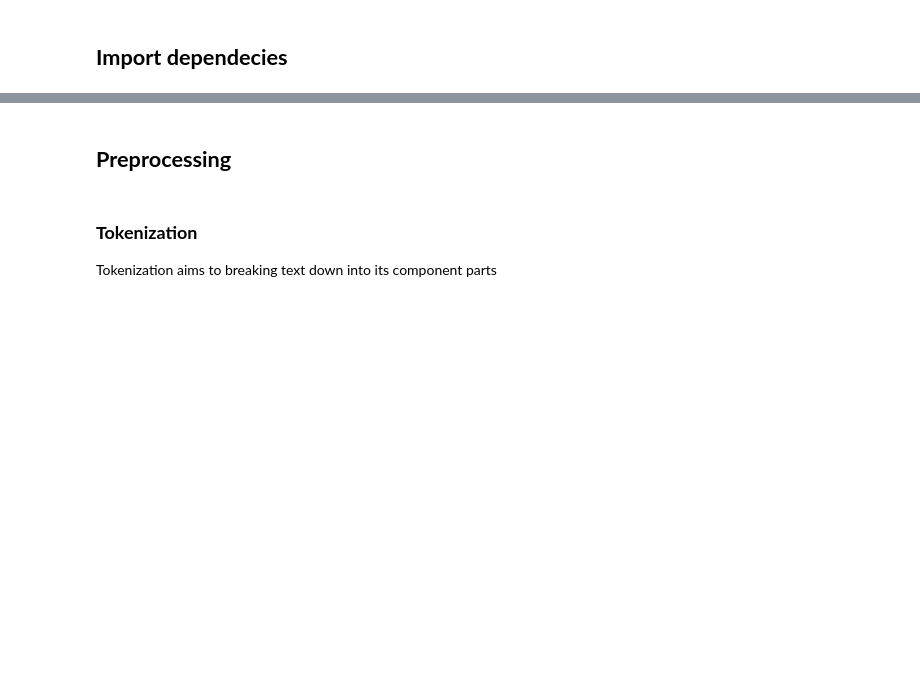
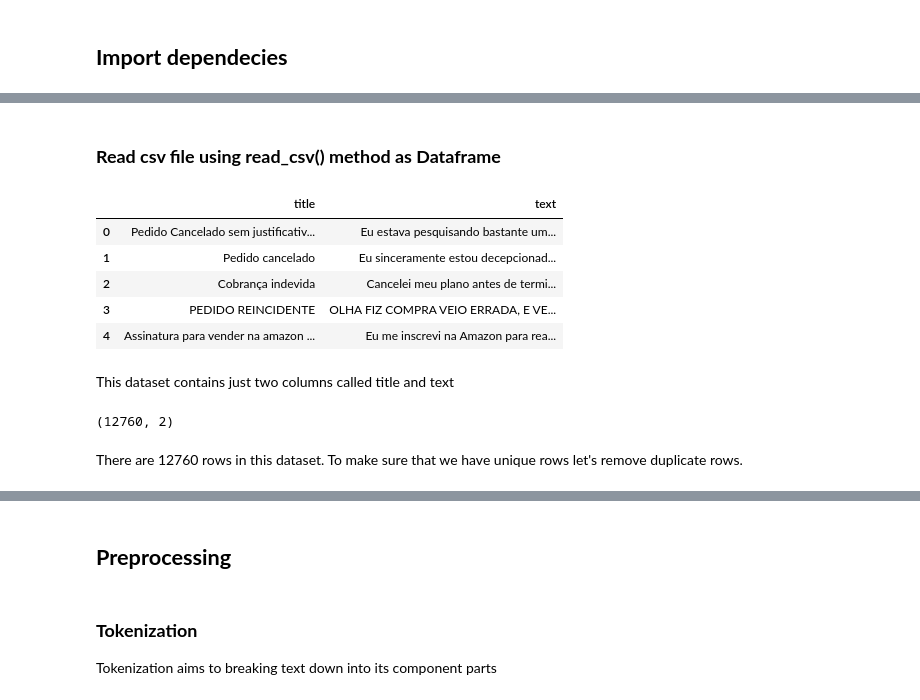
Before and after one commit to mathewsrc/Topic-Modeling-Reclame-Aqui, a Jupyter notebook: Topic_Modeling_with_BERTopic_Reclame_aqui.ipynb, the cells around one changed output, grey strips where cells are left out. Drawn from its saved outputs; the diff is of its cells as text; code cells hidden in the pictures; blank space fills up the shorter version.

```diff
--- a/Topic_Modeling_with_BERTopic_Reclame_aqui.ipynb
+++ b/Topic_Modeling_with_BERTopic_Reclame_aqui.ipynb
@@ -51,6 +71,27 @@ The following steps will be done:
+# %% [markdown]
+### **Read csv file using read_csv() method as Dataframe**
 # %%
-# load csv
+# Set the path to data
 path_csv = "/content/Topic-Modeling-Reclame-Aqui/corpus.csv"
+
+# Read the CSV file using the read_csv method
 df = pd.read_csv(path_csv)
-df.head()
+
+# Print the first 5 rows of the DataFrame
+df.head(5)
+# %% [output]
+|  | title | text |
+| 0 | Pedido Cancelado sem justificativ... | Eu estava pesquisando bastante um... |
+| 1 | Pedido cancelado | Eu sinceramente estou decepcionad... |
+| 2 | Cobrança indevida | Cancelei meu plano antes de termi... |
+| 3 | PEDIDO REINCIDENTE | OLHA FIZ COMPRA VEIO ERRADA, E VE... |
+| 4 | Assinatura para vender na amazon ... | Eu me inscrevi na Amazon para rea... |
+# %% [markdown]
+This dataset contains just two columns called title and text
+# %%
+print(df.shape)
+# %% [output]
+(12760, 2)
+# %% [markdown]
+There are 12760 rows in this dataset. To make sure that we have unique rows let's remove duplicate rows.
 # %%
```
Also changed, not shown: parts of 46 cells of this notebook.
